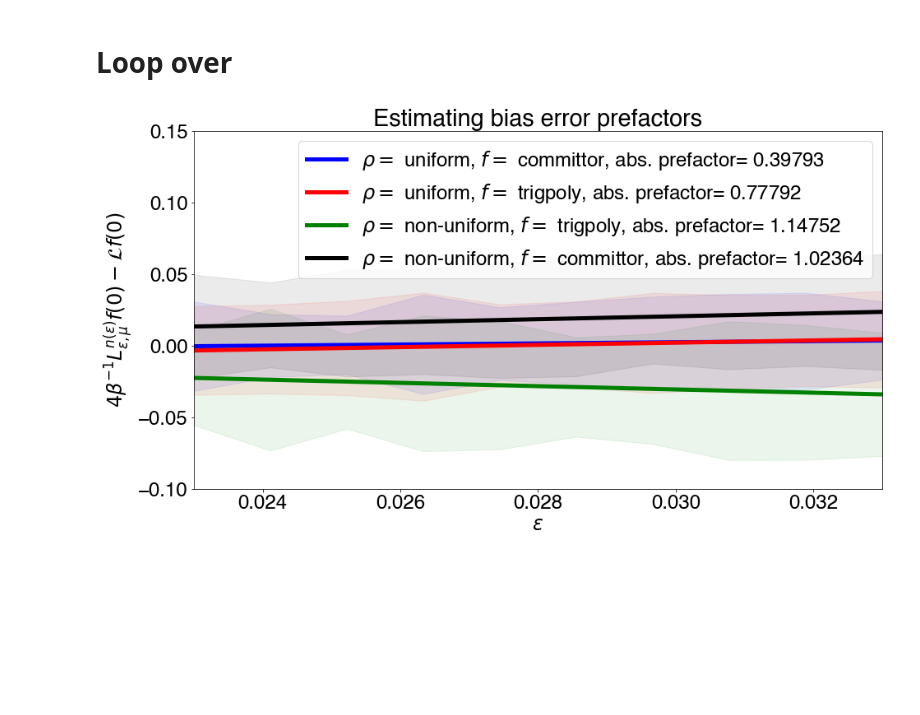
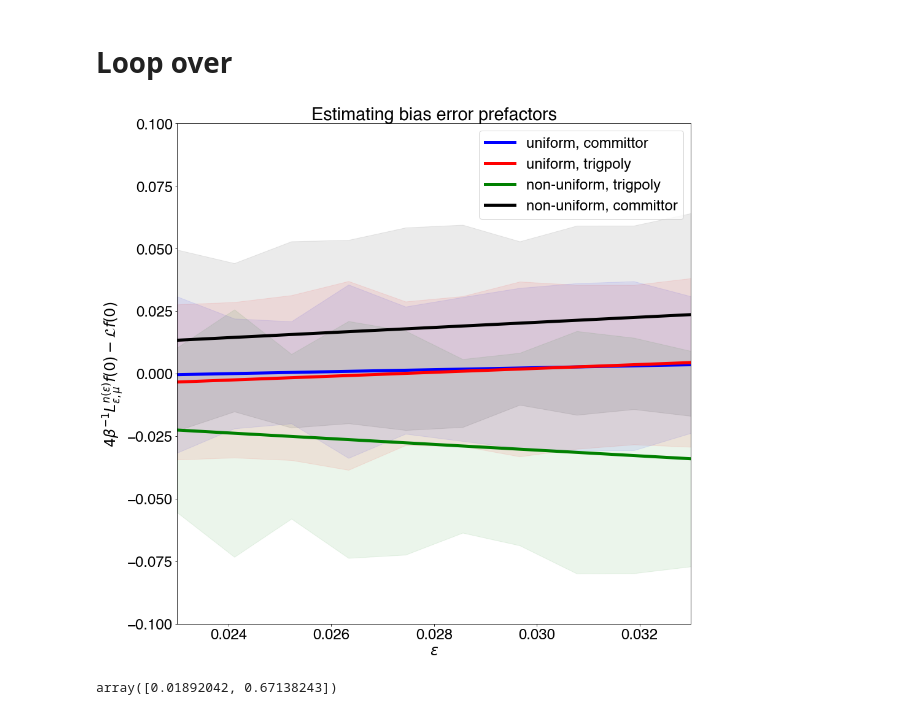
Before and after one commit to ShashankSule/TMDmaps, a Jupyter notebook: run/1d_potential_circular_errordriver.ipynb, the cells around one changed output. Cells and saved outputs as stored; diff of their text form; code cells hidden in the pictures; blank space fills up the shorter version.

```diff
--- a/run/1d_potential_circular_errordriver.ipynb
+++ b/run/1d_potential_circular_errordriver.ipynb
@@ -36,6 +36,24 @@ from src.fem.distmesh import *
 from src.fem.FEM_TPT import *
 import src.sampling as sampling
 from datetime import date
+# %%
+def linear_reg(epsilons,bias):
+    xx = epsilons.reshape((epsilons_range,1))@np.ones((1,ntrials))
+    xx = xx.reshape(-1,1).reshape(300,1)
+    yy = bias.reshape(-1,1).reshape(300,1)
+    N = xx.shape[0]
+    p = xx.shape[1] + 1  # plus one because LinearRegression adds an intercept term
+    xx_with_intercept = np.zeros((N, p))
+    xx_with_intercept[:, 0] = 1
+    xx_with_intercept[:, 1:p] = xx
+    beta_hat = np.linalg.inv(xx_with_intercept.T @ xx_with_intercept) @ xx_with_intercept.T @ yy
+    yy_hat = beta_hat[1]*xx + beta_hat[0]
+    residuals = yy - yy_hat
+    residual_sum_of_squares = residuals.T @ residuals
+    sigma_squared_hat = residual_sum_of_squares[0, 0] / (N - p)
+    var_beta_hat = np.linalg.inv(xx_with_intercept.T @ xx_with_intercept) * sigma_squared_hat
+    sig_beta_hat = np.diag(var_beta_hat)**0.5
+    return beta_hat, sig_beta_hat
 # %%
 data = np.load('uniform_trigpoly_circular_2023-07-10 19:12:14.080815.npy', allow_pickle=True)
 # %%
@@ -93,7 +111,7 @@ font = {'family' : 'Helvetica',
         'size'   : 24}
 plt.rc('font', **font)
 # %%
-fig, ax = plt.subplots(figsize=(15,8))
+fig, ax = plt.subplots(figsize=(15,15))
 
 
 for i in range(len(filestrings)):
@@ -104,37 +122,47 @@ for i in range(len(filestrings)):
     function = terms[1]
 
     # run this for second gen dataset
     data = np.load(filestrings[i], allow_pickle=True)
     epsilons = data.item()['epsilons']
     bias = data.item()['pointwise_errors']
     epsilons_range, ntrials = bias.shape
 
+    # # fit linear model
+    # x = epsilons.reshape((epsilons_range,1))@np.ones((1,ntrials))
+    # linear_fit = sklearn.linear_model.LinearRegression()
+    # linear_fit.fit(x.reshape(-1,1), bias.reshape(-1,1))
+    # y = linear_fit.predict(epsilons.reshape(-1,1))
+
     # fit linear model
-    x = epsilons.reshape((epsilons_range,1))@np.ones((1,ntrials))
-    linear_fit = sklearn.linear_model.LinearRegression()
-    linear_fit.fit(x.reshape(-1,1), bias.reshape(-1,1))
-    y = linear_fit.predict(epsilons.reshape(-1,1))
+    beta_hat, sig_beta_hat = linear_reg(epsilons,bias)
+    y = beta_hat[1]*epsilons + beta_hat[0]
 
     # get standard errors
     RMSE = np.sqrt(np.mean((y.reshape((epsilons_range,1))@np.ones((1,ntrials)) - bias)**2, axis=1)).reshape(y.shape)
     y_low = y-RMSE
     y_high = y+RMSE
 
     # plot
     if density == 'biased':
         density = 'non-uniform'
 
     ax.plot(epsilons,y,\
-                 label=r'$\rho = $ ' + density + ', ' + r'$f = $ ' + function + ", abs. prefactor= " + str(np.abs(round(linear_fit.coef_[0,0],5))),
+                 label=density+', '+function,
+                 # label=density+', '+function+", abs. prefactor= " + str(np.abs(round(linear_fit.coef_[0,0],5))),
+                 # label=r'$\rho = $ ' + density + ', ' + r'$f = $ ' + function + ", abs. prefactor= " + str(np.abs(round(linear_fit.coef_[0,0],5))),
                  color=colors[i],
                  linewidth=5)
     ax.fill_between(epsilons,y_low.flatten(), y_high.flatten(), color = colors[i], alpha=0.08)
 
 ax.set_xlim((epsilons[0], epsilons[-1]))
-ax.set_ylim((-0.1,0.15))
+ax.set_ylim((-0.1,0.1))
 ax.legend(loc = 'best')
 ax.set(ylabel = r'$4\beta^{-1}L^{n(\epsilon)}_{\epsilon,\mu}f(0) - \mathcal{L} f(0)$', xlabel = "$\epsilon$");
 ax.set(title="Estimating bias error prefactors")
 fig.savefig("1d_bias_error_circular.pdf", bbox_inches="tight", format='pdf')
 # %% [output]
-[figure, old version]
+[figure, new version]
+# %%
+sig_beta_hat
+# %% [output]
+array([0.01892042, 0.67138243])
```
Also changed, not shown: 34 other files.
